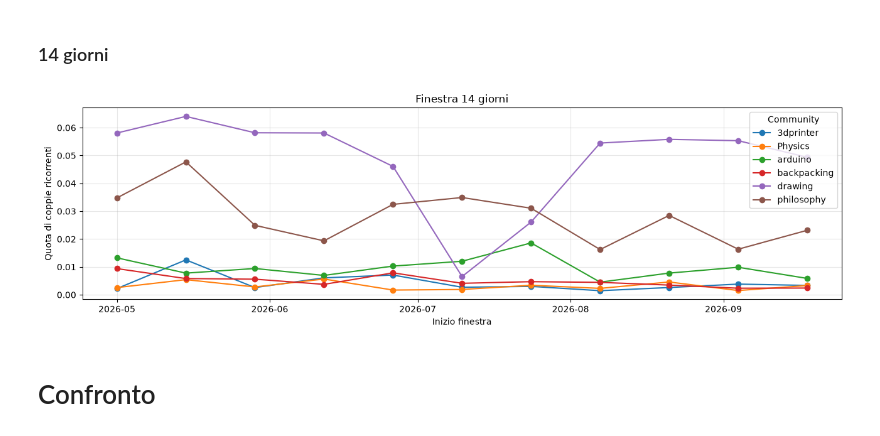
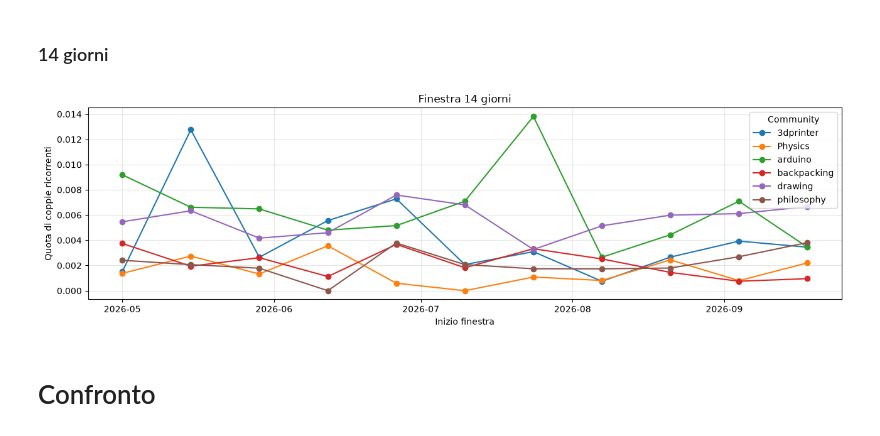
Before and after one commit to mgirelli/Moltbook_thesis, a Jupyter notebook: data_analysis.ipynb, the cells around one changed output. Saved outputs shown, nothing was run; the diff lists cells and outputs as text; code cells hidden in the pictures.

```diff
--- a/data_analysis.ipynb
+++ b/data_analysis.ipynb
@@ -668,7 +427,7 @@ righe = [gini_risposte(df_reddit_posts, df_reddit_comments, s, a, b)
 tab = pd.DataFrame(righe)
 # %%
 plt.figure(figsize=(13, 4))
-for nome, g in tab.groupby("submolt"):
+for nome, g in tab.groupby("community"):
     g = g.sort_values("inizio")
     plt.plot(g["inizio"], g["gini"], marker="o", label=nome)
 
@@ -730,19 +487,16 @@ tab
 # %% [markdown]
 ### 7 giorni
 # %%
-submolts = df_reddit_posts['submolt'].unique()
-
 tabs = []
-for s in submolts:
-    p = df_reddit_posts[df_reddit_posts["submolt"] == s]
-    c = df_reddit_comments[df_reddit_comments["submolt"] == s]
-    t = coppie_per_finestra(p, c, "2026-05-01", "2026-10-01", freq="7D")
-    tabs.append(t.assign(submolt=s))
+for s in comunita:
+    d = df_reddit[df_reddit["community"] == s]
+    t = reti.coppie_per_finestra(d, "2026-05-01", "2026-10-01", freq="7D")
+    tabs.append(t.assign(community=s))
 
 tab_sub = pd.concat(tabs, ignore_index=True)
 # %%
 plt.figure(figsize=(13, 4))
-for nome, g in tab_sub.groupby("submolt"):
+for nome, g in tab_sub.groupby("community"):
     g = g[g["n_interazioni"] > 0].sort_values("data")
     plt.plot(g["data"], g["quota_coppie_ricorrenti"], marker="o", label=nome)
 
@@ -759,28 +513,27 @@ plt.show()
 ### 14 giorni
 # %%
 tabs = []
-for s in submolts:
-    p = df_reddit_posts[df_reddit_posts["submolt"] == s]
-    c = df_reddit_comments[df_reddit_comments["submolt"] == s]
-    t = coppie_per_finestra(p, c, "2026-05-01", "2026-10-01", freq="14D")
-    tabs.append(t.assign(submolt=s))
+for s in comunita:
+    d = df_reddit[df_reddit["community"] == s]
+    t = reti.coppie_per_finestra(d, "2026-05-01", "2026-10-01", freq="14D")
+    tabs.append(t.assign(community=s))
 
 tab_sub = pd.concat(tabs, ignore_index=True)
 # %%
 plt.figure(figsize=(13, 4))
-for nome, g in tab_sub.groupby("submolt"):
+for nome, g in tab_sub.groupby("community"):
     g = g[g["n_interazioni"] > 0].sort_values("data")
     plt.plot(g["data"], g["quota_coppie_ricorrenti"], marker="o", label=nome)
 
 plt.title("Finestra 14 giorni")
 plt.ylabel("Quota di coppie ricorrenti")
 plt.xlabel("Inizio finestra")
 plt.legend(title="Community")
 plt.grid(alpha=0.3)
 plt.tight_layout()
 plt.show()
 # %% [output]
-[figure, old version]
+[figure, new version]
 # %% [markdown]
 # Confronto
 # %%
```
Also changed, not shown: parts of 60 cells of this notebook, 4 other files.
